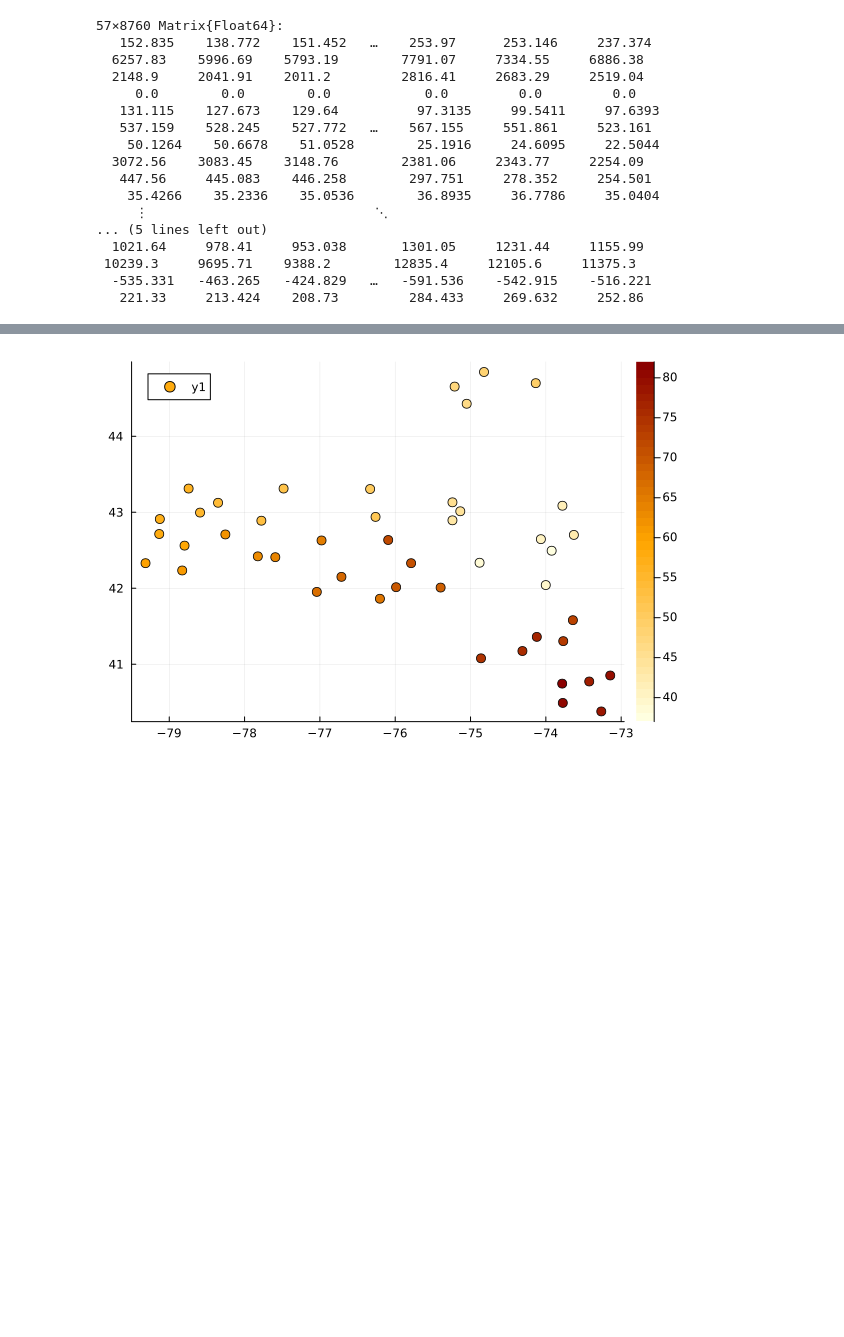
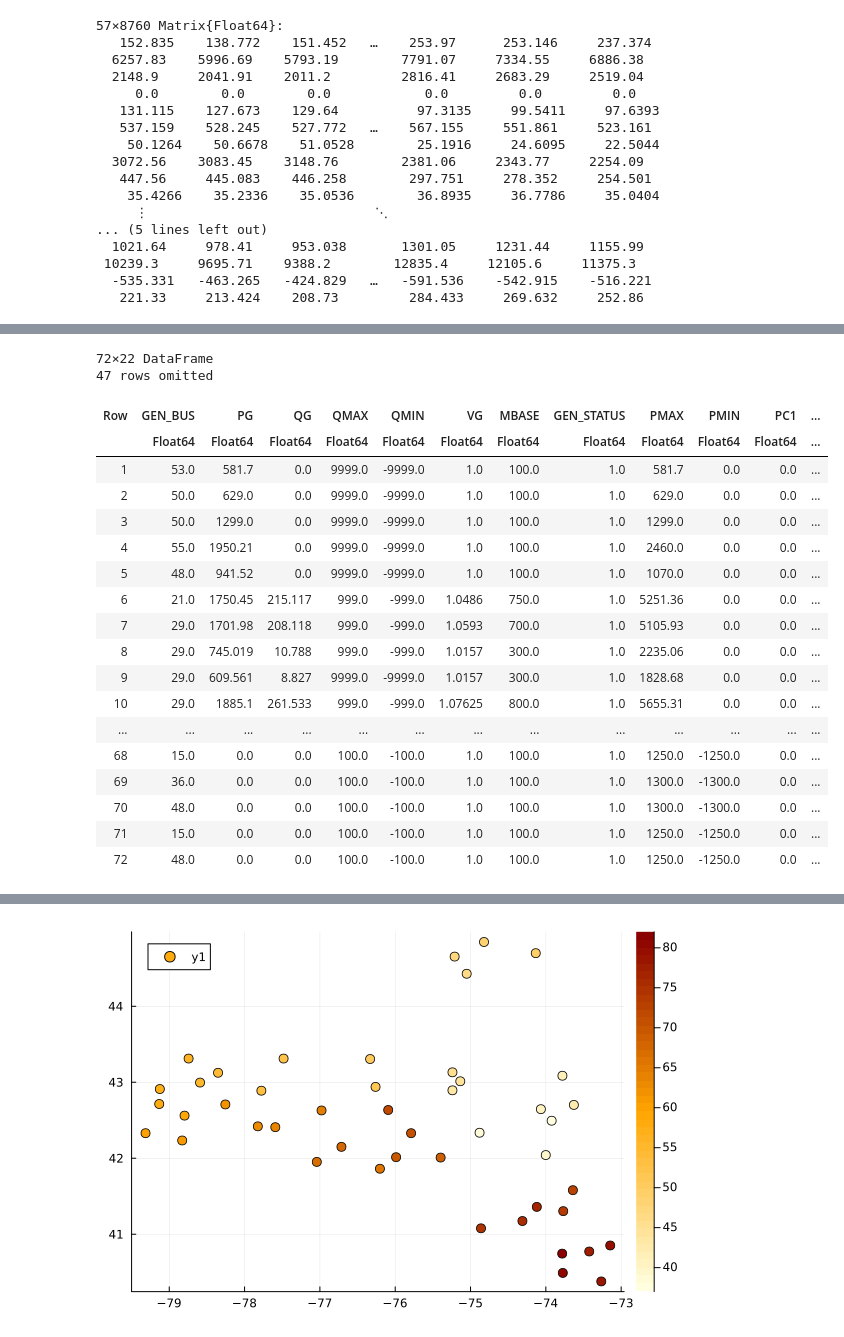
Before and after one commit to reyli4/acorn-julia, a Jupyter notebook: sandbox.ipynb, the cells around one changed output, grey strips where cells are left out. Drawn from its saved outputs; the diff is of its cells as text; code cells hidden in the pictures; blank space fills up the shorter version.

```diff
--- a/sandbox.ipynb
+++ b/sandbox.ipynb
@@ -86,0 +343,39 @@ load = subtract_solar_dpv(load, bus_ids, cc_scenario, year, solar_cap)
+# %%
+# Additional generators for this study (UPDATE THIS!!)
+cleanpath1 = similar(gen_prop, 1);
+cleanpath1[1,: ] = reshape([36, 0, 0, 100, -100, 1, 100, 1, 1300, -1300, zeros(11)..., "NYCleanPath"], 1, :) # NY Clean Path
+
+cleanpath2 = similar(gen_prop, 1);
+cleanpath2[1,: ] = reshape([48, 0, 0, 100, -100, 1, 100, 1, 1300, -1300, zeros(11)..., "NYCleanPath"], 1, :) # NY Clean Path
+
+CHPexpress1 = similar(gen_prop, 1);
+CHPexpress1[1,: ] = reshape([15, 0, 0, 100, -100, 1, 100, 1, 1250, -1250, zeros(11)..., "CHPexpress"], 1, :) # Champlain Hudson Power Express
+
+CHPexpress2 = similar(gen_prop, 1);
+CHPexpress2[1,: ] = reshape([48, 0, 0, 100, -100, 1, 100, 1, 1250, -1250, zeros(11)..., "CHPexpress"], 1, :) # Champlain Hudson Power Express
+
+HQgen = similar(gen_prop, 1);
+HQgen[1,: ] = reshape([15, 0, 0, 100, -100, 1, 100, 1, 1250, -1250, zeros(11)..., "HydroQuebec"], 1, :) # Hydro Quebec
+
+gen_prop = vcat(gen_prop, HQgen, cleanpath1, cleanpath2, CHPexpress1, CHPexpress2)
+# %% [output]
+72×22 DataFrame
+47 rows omitted
+| Row | GEN_BUS | PG | QG | QMAX | QMIN | VG | MBASE | GEN_STATUS | PMAX | PMIN | PC1 | ... |
+|  | Float64 | Float64 | Float64 | Float64 | Float64 | Float64 | Float64 | Float64 | Float64 | Float64 | Float64 | ... |
+| 1 | 53.0 | 581.7 | 0.0 | 9999.0 | -9999.0 | 1.0 | 100.0 | 1.0 | 581.7 | 0.0 | 0.0 | ... |
+| 2 | 50.0 | 629.0 | 0.0 | 9999.0 | -9999.0 | 1.0 | 100.0 | 1.0 | 629.0 | 0.0 | 0.0 | ... |
+| 3 | 50.0 | 1299.0 | 0.0 | 9999.0 | -9999.0 | 1.0 | 100.0 | 1.0 | 1299.0 | 0.0 | 0.0 | ... |
+| 4 | 55.0 | 1950.21 | 0.0 | 9999.0 | -9999.0 | 1.0 | 100.0 | 1.0 | 2460.0 | 0.0 | 0.0 | ... |
+| 5 | 48.0 | 941.52 | 0.0 | 9999.0 | -9999.0 | 1.0 | 100.0 | 1.0 | 1070.0 | 0.0 | 0.0 | ... |
+| 6 | 21.0 | 1750.45 | 215.117 | 999.0 | -999.0 | 1.0486 | 750.0 | 1.0 | 5251.36 | 0.0 | 0.0 | ... |
+| 7 | 29.0 | 1701.98 | 208.118 | 999.0 | -999.0 | 1.0593 | 700.0 | 1.0 | 5105.93 | 0.0 | 0.0 | ... |
+| 8 | 29.0 | 745.019 | 10.788 | 999.0 | -999.0 | 1.0157 | 300.0 | 1.0 | 2235.06 | 0.0 | 0.0 | ... |
+| 9 | 29.0 | 609.561 | 8.827 | 9999.0 | -9999.0 | 1.0157 | 300.0 | 1.0 | 1828.68 | 0.0 | 0.0 | ... |
+| 10 | 29.0 | 1885.1 | 261.533 | 999.0 | -999.0 | 1.07625 | 800.0 | 1.0 | 5655.31 | 0.0 | 0.0 | ... |
+| ... | ... | ... | ... | ... | ... | ... | ... | ... | ... | ... | ... | ... |
+| 68 | 15.0 | 0.0 | 0.0 | 100.0 | -100.0 | 1.0 | 100.0 | 1.0 | 1250.0 | -1250.0 | 0.0 | ... |
+| 69 | 36.0 | 0.0 | 0.0 | 100.0 | -100.0 | 1.0 | 100.0 | 1.0 | 1300.0 | -1300.0 | 0.0 | ... |
+| 70 | 48.0 | 0.0 | 0.0 | 100.0 | -100.0 | 1.0 | 100.0 | 1.0 | 1300.0 | -1300.0 | 0.0 | ... |
+| 71 | 15.0 | 0.0 | 0.0 | 100.0 | -100.0 | 1.0 | 100.0 | 1.0 | 1250.0 | -1250.0 | 0.0 | ... |
+| 72 | 48.0 | 0.0 | 0.0 | 100.0 | -100.0 | 1.0 | 100.0 | 1.0 | 1250.0 | -1250.0 | 0.0 | ... |
```
Also changed, not shown: parts of 28 cells of this notebook, 4 other files.
